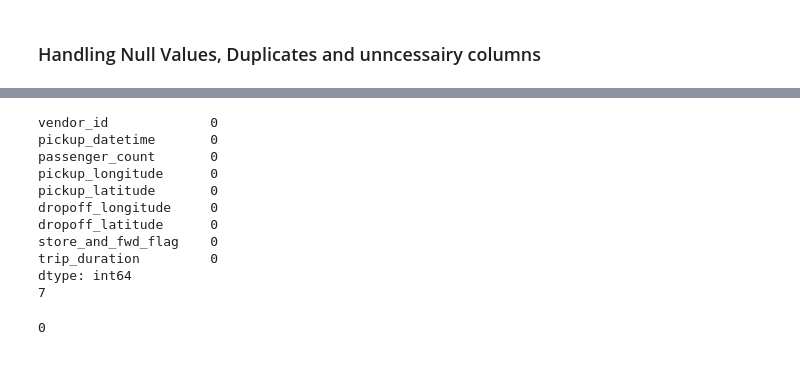
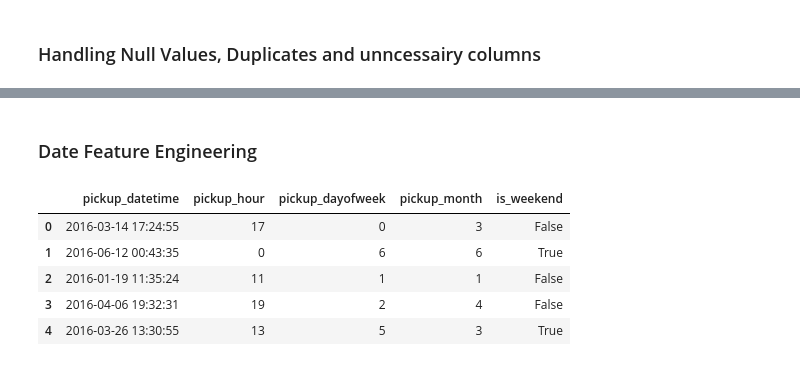
Before and after one commit to Ameddah-Mohamed/NYC-Taxi-Trip-Duration, a Jupyter notebook: main.ipynb, the cells around one changed output, grey strips where cells are left out. Saved outputs shown, nothing was run; the diff lists cells and outputs as text; code cells hidden in the pictures.

```diff
--- a/main.ipynb
+++ b/main.ipynb
@@ -67,23 +84,5 @@ memory usage: 122.4 MB
 ## id is irrelevant for the model
 ## dropoff_datetime to prevent data leakage
 df.drop(columns=["dropoff_datetime", "id"], inplace=True)
-# %%
-print(df.isnull().sum())
-print(df.duplicated().sum())
-# %% [output]
-vendor_id             0
-pickup_datetime       0
-passenger_count       0
-pickup_longitude      0
-pickup_latitude       0
-dropoff_longitude     0
-dropoff_latitude      0
-store_and_fwd_flag    0
-trip_duration         0
-dtype: int64
-7
-# %%
-df.drop_duplicates(inplace=True)
-print(df.duplicated().sum())
-# %% [output]
-0
+# %% [markdown]
+### Date Feature Engineering
@@ -89,0 +95,15 @@ print(df.duplicated().sum())
+# %%
+df[[
+    "pickup_datetime",
+    "pickup_hour",
+    "pickup_dayofweek",
+    "pickup_month",
+    "is_weekend"
+]].head()
+# %% [output]
+|  | pickup_datetime | pickup_hour | pickup_dayofweek | pickup_month | is_weekend |
+| 0 | 2016-03-14 17:24:55 | 17 | 0 | 3 | False |
+| 1 | 2016-06-12 00:43:35 | 0 | 6 | 6 | True |
+| 2 | 2016-01-19 11:35:24 | 11 | 1 | 1 | False |
+| 3 | 2016-04-06 19:32:31 | 19 | 2 | 4 | False |
+| 4 | 2016-03-26 13:30:55 | 13 | 5 | 3 | True |
```
Also changed, not shown: parts of 11 cells of this notebook.
